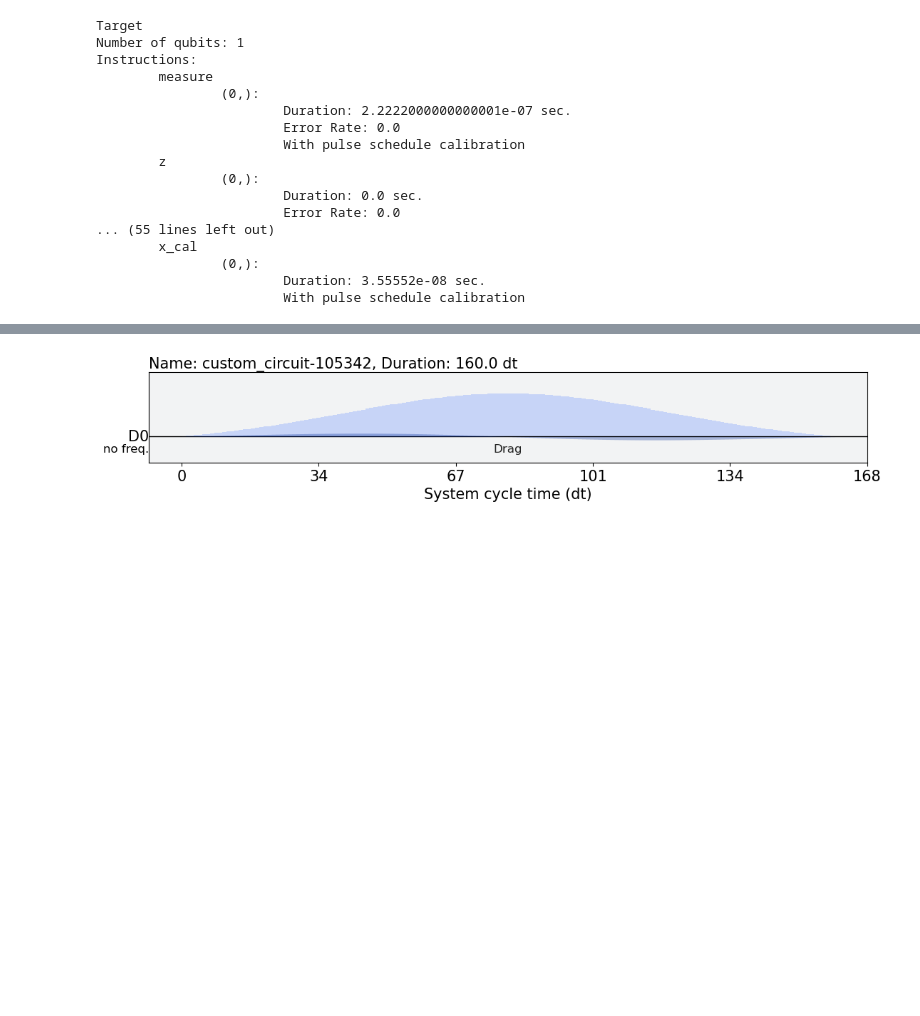
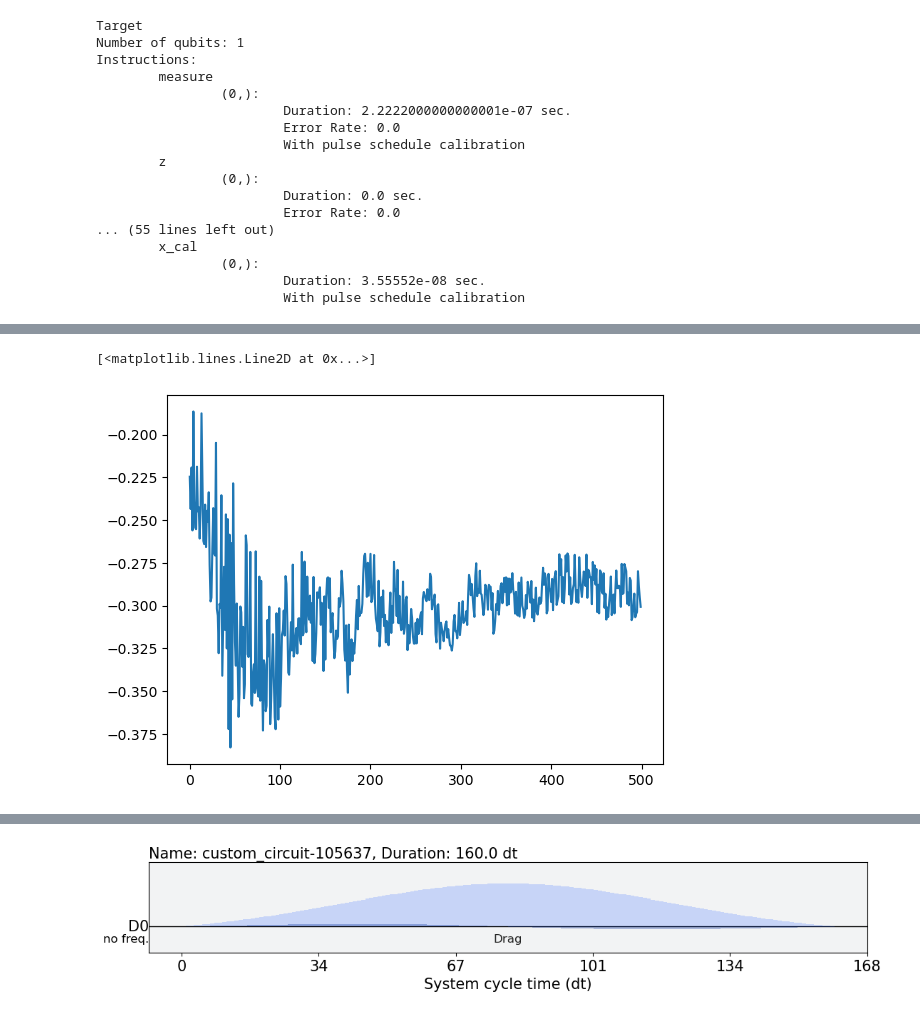
Before and after one commit to arthurostrauss/Quantum_Optimal_Control, a Jupyter notebook: pulse_level/qiskit_pulse/pulse_level_learning.ipynb, the cells around one changed output, grey strips where cells are left out. Saved outputs shown, nothing was run; the diff lists cells and outputs as text; code cells hidden in the pictures; blank space fills up the shorter version.

```diff
--- a/pulse_level/qiskit_pulse/pulse_level_learning.ipynb
+++ b/pulse_level/qiskit_pulse/pulse_level_learning.ipynb
@@ -190,3 +182,8 @@ from torch import Tensor
+# %%
+plt.plot(ppo_agent.training_results["action_history"])
+# %% [output]
+[<matplotlib.lines.Line2D at 0x...>]
+[figure, added]
 # %%
 from rl_qoc import GateTarget
 
```
Also changed, not shown: parts of 16 cells of this notebook, 4 other files.
